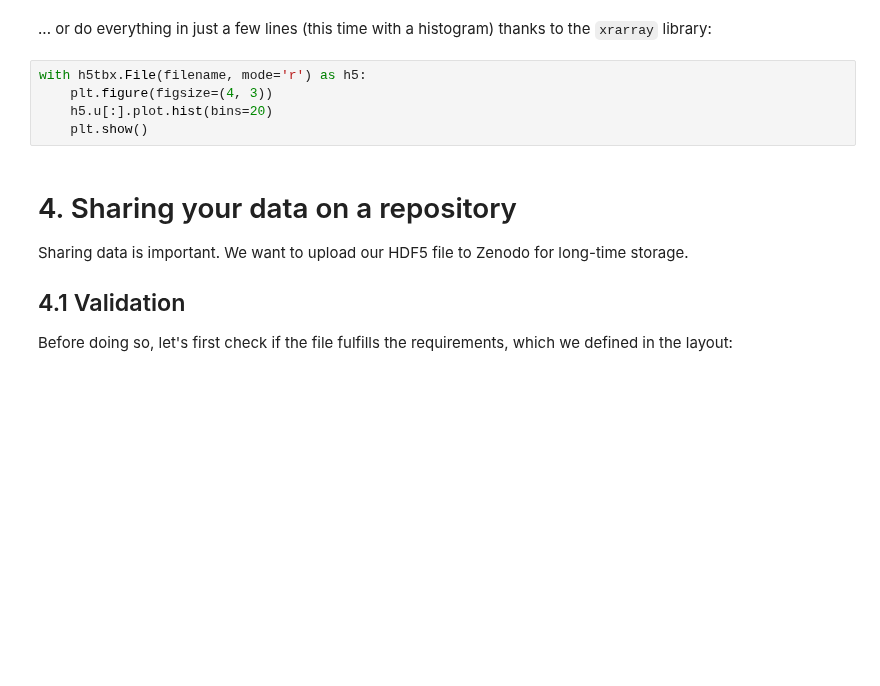
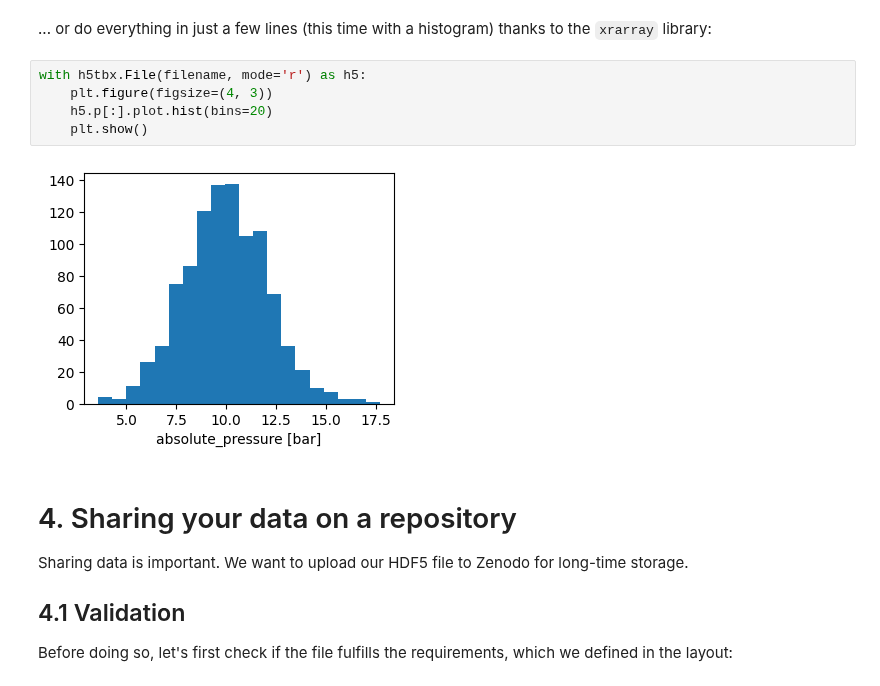
Before and after one commit to matthiasprobst/h5RDMtoolbox, a Jupyter notebook: docs/colab/quickstart.ipynb, the cells around one changed output. Drawn from its saved outputs; the diff is of its cells as text; blank space fills up the shorter version.

```diff
--- a/docs/colab/quickstart.ipynb
+++ b/docs/colab/quickstart.ipynb
@@ -140,8 +171,10 @@ plt.show()
 # %%
 with h5tbx.File(filename, mode='r') as h5:
     plt.figure(figsize=(4, 3))
-    h5.u[:].plot.hist(bins=20)
+    h5.p[:].plot.hist(bins=20)
     plt.show()
+# %% [output]
+[figure, added]
 # %% [markdown]
 # 4. Sharing your data on a repository
 
```
Also changed, not shown: parts of 14 cells of this notebook, 53 other files.
